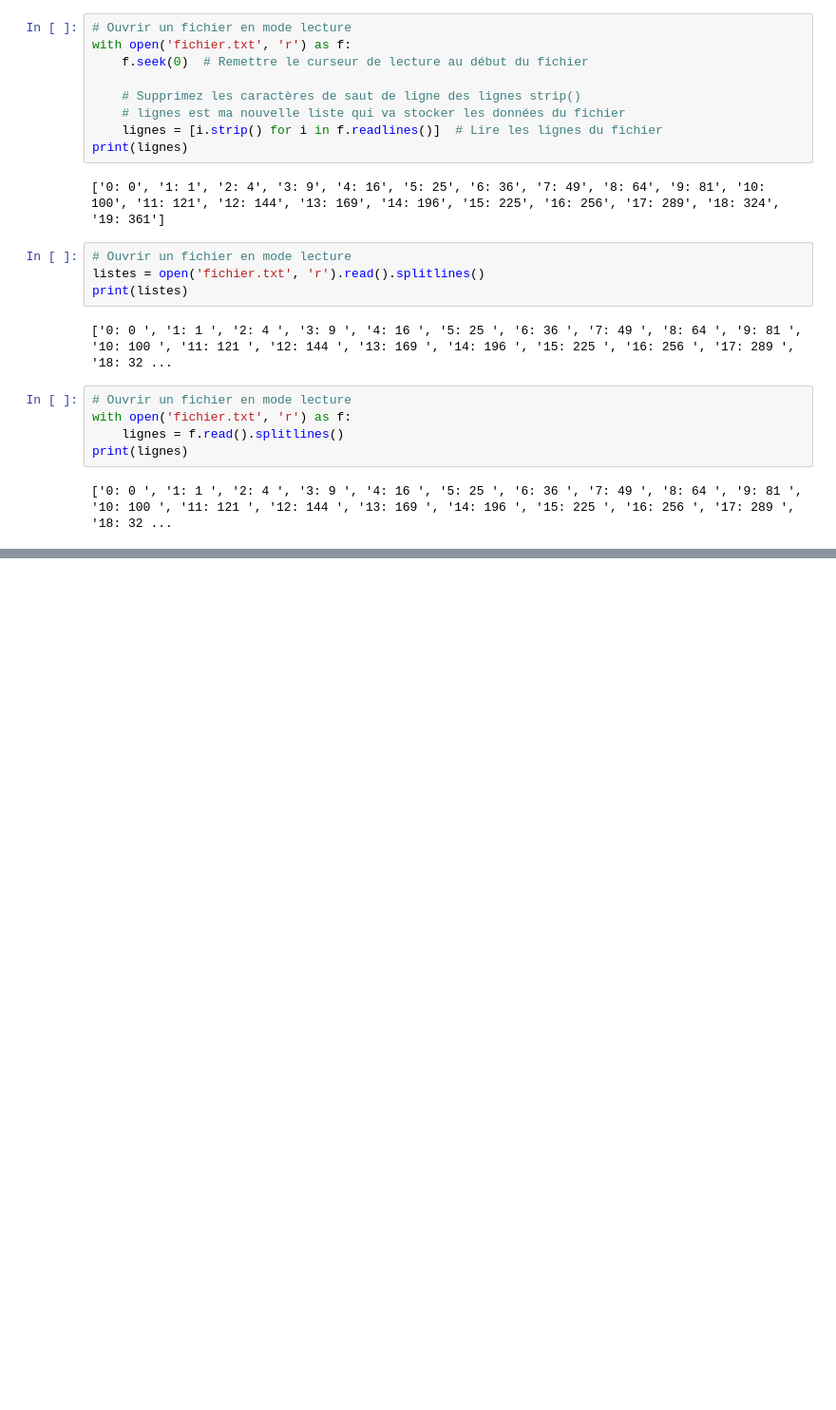
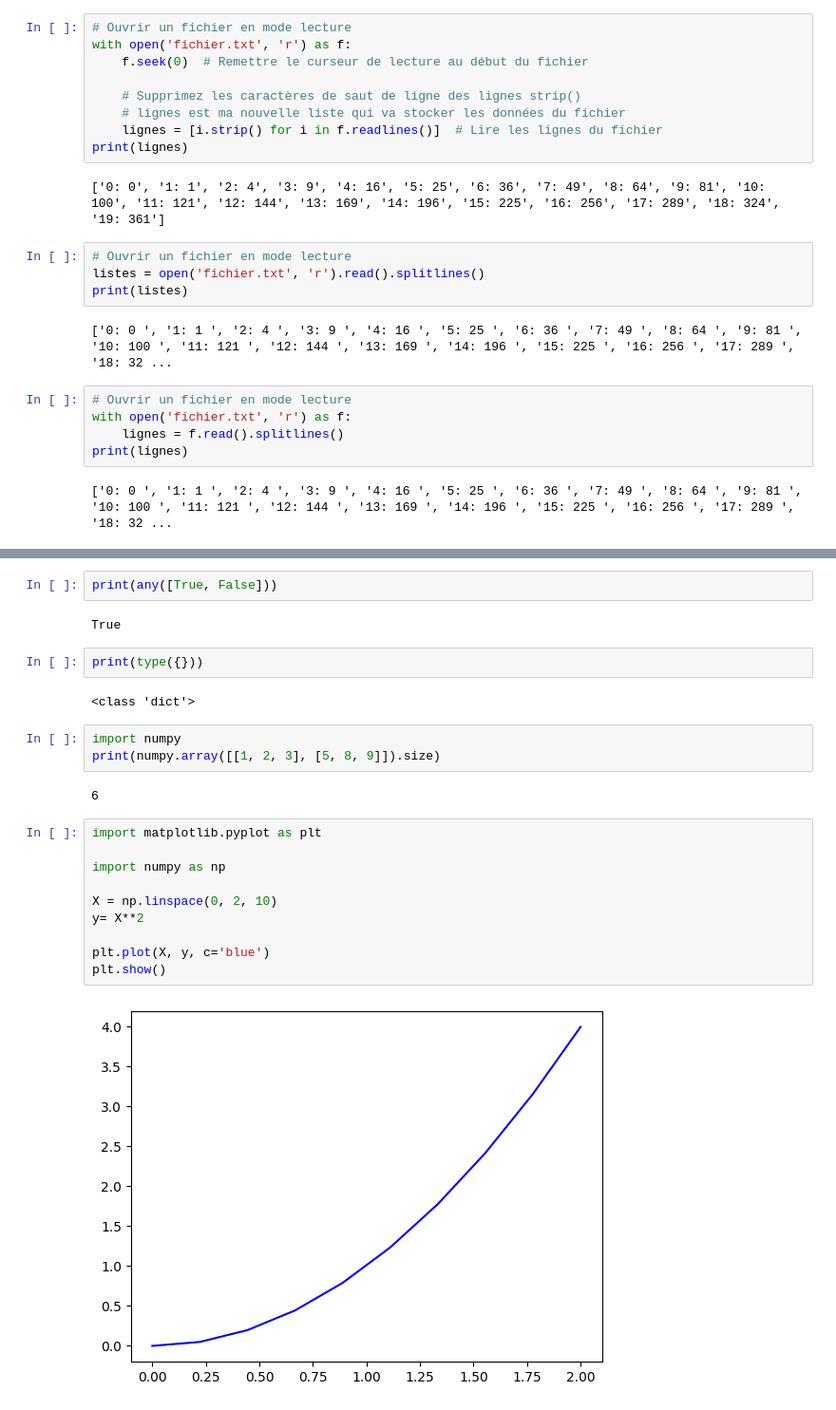
Before and after one commit to Kola771/pythonCours, a Jupyter notebook: firstByJupyterNotebook.ipynb, the cells around one changed output, grey strips where cells are left out. Shown: that part at 95% size. Saved outputs shown, nothing was run; the diff lists cells and outputs as text; blank space fills up the shorter version.

```diff
--- a/firstByJupyterNotebook.ipynb
+++ b/firstByJupyterNotebook.ipynb
@@ -350,0 +566,25 @@ print(lignes)
+# %%
+print(any([True, False]))
+# %% [output]
+True
+# %%
+print(type({}))
+# %% [output]
+<class 'dict'>
+# %%
+import numpy
+print(numpy.array([[1, 2, 3], [5, 8, 9]]).size)
+# %% [output]
+6
+# %%
+import matplotlib.pyplot as plt
+
+import numpy as np
+
+X = np.linspace(0, 2, 10)
+y= X**2
+
+plt.plot(X, y, c='blue')
+plt.show()
+# %% [output]
+[figure, added]
```
Also changed, not shown: parts of 11 cells of this notebook, 3 other files.
